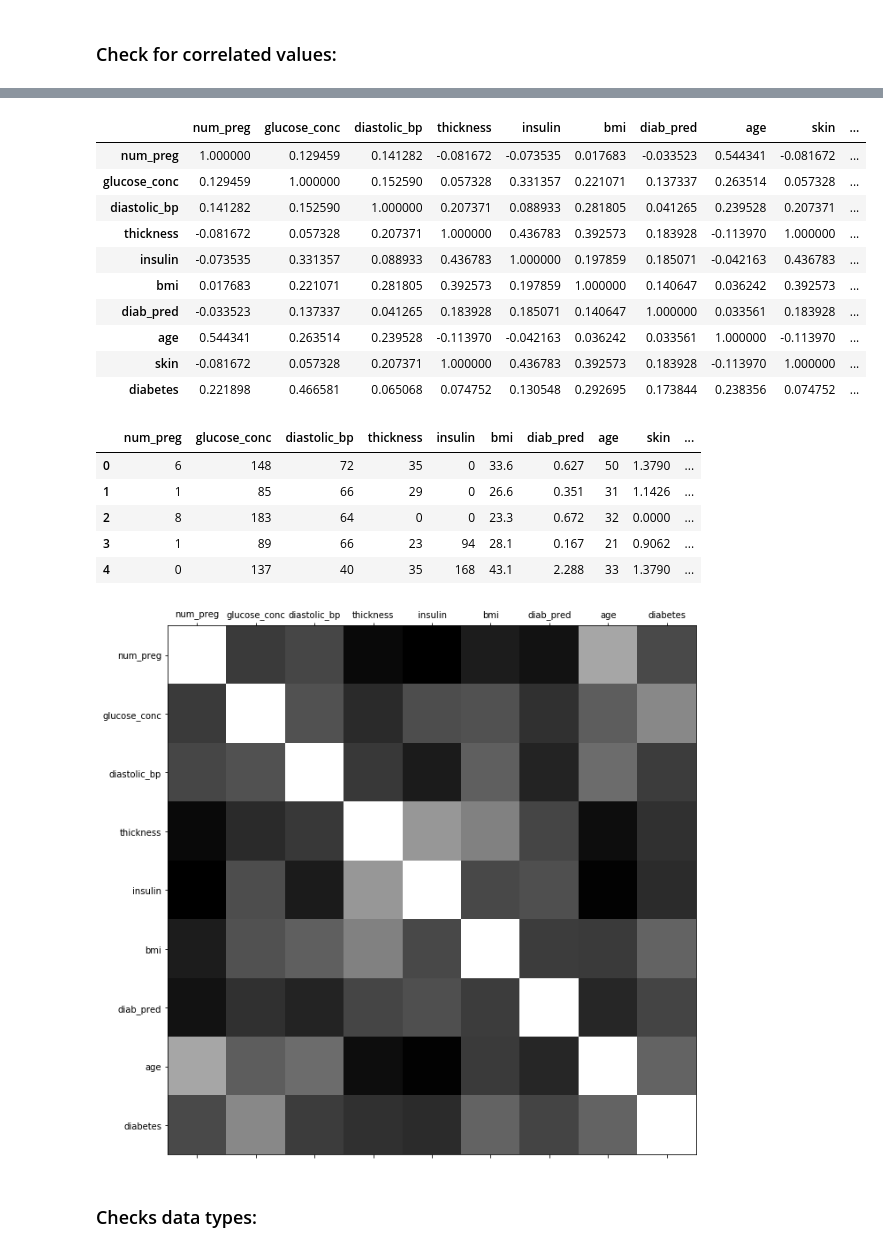
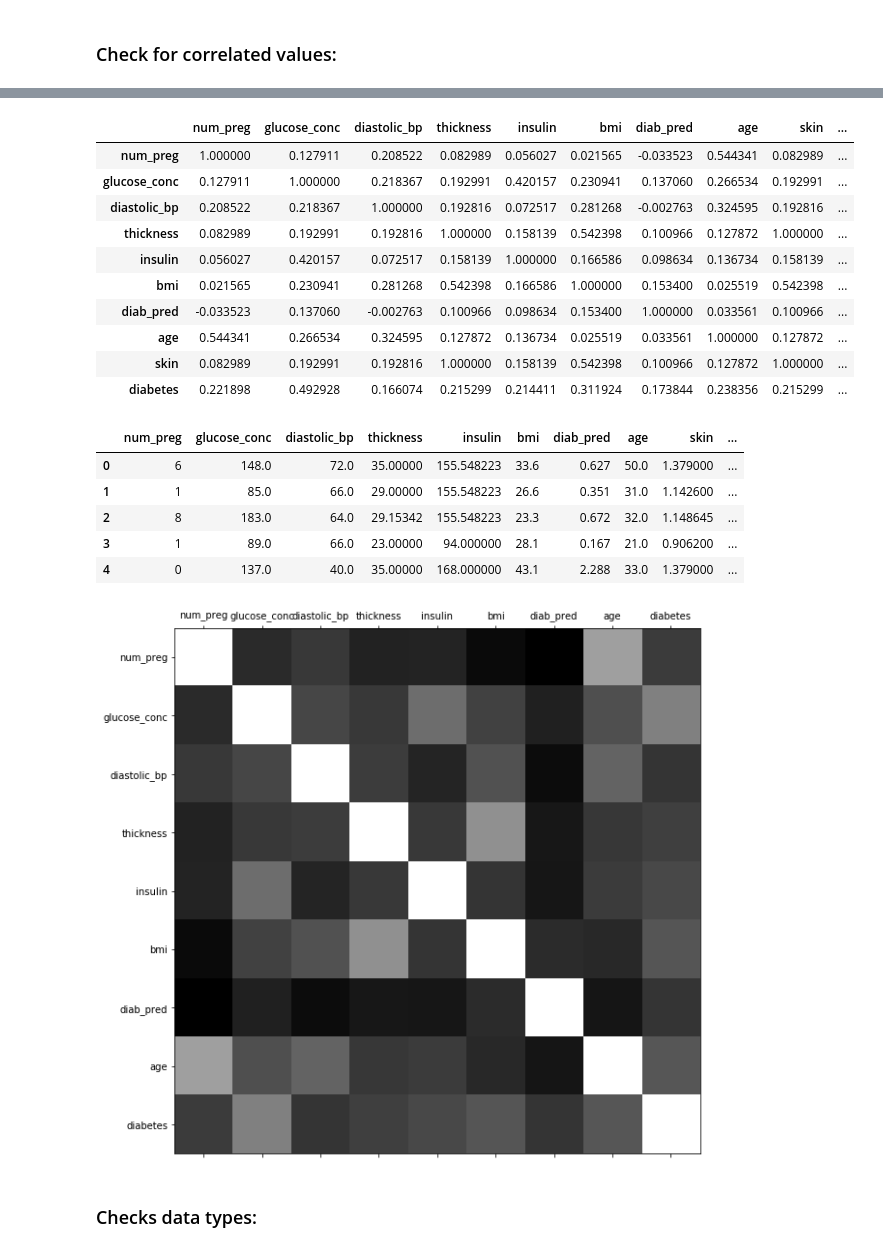
Before and after one commit to powsianik/MachineLearningExercises, a Jupyter notebook: FromCourseByKurata/Pima-prediction.ipynb, the cells around one changed output, grey strips where cells are left out. Saved outputs shown, nothing was run; the diff lists cells and outputs as text; code cells hidden in the pictures.

```diff
--- a/FromCourseByKurata/Pima-prediction.ipynb
+++ b/FromCourseByKurata/Pima-prediction.ipynb
@@ -36,0 +33,19 @@ False
+# %%
+from sklearn.preprocessing import Imputer
+
+print(dframe.isnull().values.any())
+
+print("# rows in dataframe: {0}".format(len(dframe)))
+print("# rows with zero -glucose_conc-: {0}".format(len(dframe.loc[dframe['glucose_conc'] == 0])))
+print("# rows with zero -diastolic_bp-: {0}".format(len(dframe.loc[dframe['diastolic_bp'] == 0])))
+print("# rows with zero -thickness-: {0}".format(len(dframe.loc[dframe['thickness'] == 0])))
+print("# rows with zero -insulin-: {0}".format(len(dframe.loc[dframe['insulin'] == 0])))
+print("# rows with zero -bmi-: {0}".format(len(dframe.loc[dframe['bmi'] == 0])))
+print("# rows with zero -diab_pred-: {0}".format(len(dframe.loc[dframe['diab_pred'] == 0])))
+print("# rows with zero -age-: {0}".format(len(dframe.loc[dframe['age'] == 0])))
+print("# rows with zero -num_preg-: {0}".format(len(dframe.loc[dframe['num_preg'] == 0])))
+
+dframe_numpreg = dframe.num_preg
+dframe_diabetes = dframe.diabetes
+del dframe['num_preg']
+del dframe['diabetes']
@@ -37,3 +63,12 @@ False
+# %%
+
+when_zero_filler = Imputer(missing_values=0, strategy='mean', axis=0) #axis=0 mean column
+imputed_dframe = pd.DataFrame(when_zero_filler.fit_transform(dframe))
+imputed_dframe.columns = dframe.columns
+imputed_dframe.index = dframe.index
+
+imputed_dframe.insert(0, 'num_preg', dframe_numpreg)
+imputed_dframe.insert(9, 'diabetes', dframe_diabetes)
 # %% [markdown]
 ### Check for correlated values:
 # %%
@@ -56,24 +91,24 @@ visualise_correlations(dframe)
 # %%
-dframe.corr()
+imputed_dframe.corr()
 # %% [output]
 |  | num_preg | glucose_conc | diastolic_bp | thickness | insulin | bmi | diab_pred | age | skin | ... |
-| num_preg | 1.000000 | 0.129459 | 0.141282 | -0.081672 | -0.073535 | 0.017683 | -0.033523 | 0.544341 | -0.081672 | ... |
-| glucose_conc | 0.129459 | 1.000000 | 0.152590 | 0.057328 | 0.331357 | 0.221071 | 0.137337 | 0.263514 | 0.057328 | ... |
-| diastolic_bp | 0.141282 | 0.152590 | 1.000000 | 0.207371 | 0.088933 | 0.281805 | 0.041265 | 0.239528 | 0.207371 | ... |
-| thickness | -0.081672 | 0.057328 | 0.207371 | 1.000000 | 0.436783 | 0.392573 | 0.183928 | -0.113970 | 1.000000 | ... |
-| insulin | -0.073535 | 0.331357 | 0.088933 | 0.436783 | 1.000000 | 0.197859 | 0.185071 | -0.042163 | 0.436783 | ... |
-| bmi | 0.017683 | 0.221071 | 0.281805 | 0.392573 | 0.197859 | 1.000000 | 0.140647 | 0.036242 | 0.392573 | ... |
-| diab_pred | -0.033523 | 0.137337 | 0.041265 | 0.183928 | 0.185071 | 0.140647 | 1.000000 | 0.033561 | 0.183928 | ... |
-| age | 0.544341 | 0.263514 | 0.239528 | -0.113970 | -0.042163 | 0.036242 | 0.033561 | 1.000000 | -0.113970 | ... |
-| skin | -0.081672 | 0.057328 | 0.207371 | 1.000000 | 0.436783 | 0.392573 | 0.183928 | -0.113970 | 1.000000 | ... |
-| diabetes | 0.221898 | 0.466581 | 0.065068 | 0.074752 | 0.130548 | 0.292695 | 0.173844 | 0.238356 | 0.074752 | ... |
+| num_preg | 1.000000 | 0.127911 | 0.208522 | 0.082989 | 0.056027 | 0.021565 | -0.033523 | 0.544341 | 0.082989 | ... |
+| glucose_conc | 0.127911 | 1.000000 | 0.218367 | 0.192991 | 0.420157 | 0.230941 | 0.137060 | 0.266534 | 0.192991 | ... |
+| diastolic_bp | 0.208522 | 0.218367 | 1.000000 | 0.192816 | 0.072517 | 0.281268 | -0.002763 | 0.324595 | 0.192816 | ... |
+| thickness | 0.082989 | 0.192991 | 0.192816 | 1.000000 | 0.158139 | 0.542398 | 0.100966 | 0.127872 | 1.000000 | ... |
+| insulin | 0.056027 | 0.420157 | 0.072517 | 0.158139 | 1.000000 | 0.166586 | 0.098634 | 0.136734 | 0.158139 | ... |
+| bmi | 0.021565 | 0.230941 | 0.281268 | 0.542398 | 0.166586 | 1.000000 | 0.153400 | 0.025519 | 0.542398 | ... |
+| diab_pred | -0.033523 | 0.137060 | -0.002763 | 0.100966 | 0.098634 | 0.153400 | 1.000000 | 0.033561 | 0.100966 | ... |
+| age | 0.544341 | 0.266534 | 0.324595 | 0.127872 | 0.136734 | 0.025519 | 0.033561 | 1.000000 | 0.127872 | ... |
+| skin | 0.082989 | 0.192991 | 0.192816 | 1.000000 | 0.158139 | 0.542398 | 0.100966 | 0.127872 | 1.000000 | ... |
+| diabetes | 0.221898 | 0.492928 | 0.166074 | 0.215299 | 0.214411 | 0.311924 | 0.173844 | 0.238356 | 0.215299 | ... |
 # %%
-dframe.head()
+imputed_dframe.head()
 # %% [output]
 |  | num_preg | glucose_conc | diastolic_bp | thickness | insulin | bmi | diab_pred | age | skin | ... |
-| 0 | 6 | 148 | 72 | 35 | 0 | 33.6 | 0.627 | 50 | 1.3790 | ... |
-| 1 | 1 | 85 | 66 | 29 | 0 | 26.6 | 0.351 | 31 | 1.1426 | ... |
-| 2 | 8 | 183 | 64 | 0 | 0 | 23.3 | 0.672 | 32 | 0.0000 | ... |
-| 3 | 1 | 89 | 66 | 23 | 94 | 28.1 | 0.167 | 21 | 0.9062 | ... |
-| 4 | 0 | 137 | 40 | 35 | 168 | 43.1 | 2.288 | 33 | 1.3790 | ... |
+| 0 | 6 | 148.0 | 72.0 | 35.00000 | 155.548223 | 33.6 | 0.627 | 50.0 | 1.379000 | ... |
+| 1 | 1 | 85.0 | 66.0 | 29.00000 | 155.548223 | 26.6 | 0.351 | 31.0 | 1.142600 | ... |
+| 2 | 8 | 183.0 | 64.0 | 29.15342 | 155.548223 | 23.3 | 0.672 | 32.0 | 1.148645 | ... |
+| 3 | 1 | 89.0 | 66.0 | 23.00000 | 94.000000 | 28.1 | 0.167 | 21.0 | 0.906200 | ... |
+| 4 | 0 | 137.0 | 40.0 | 35.00000 | 168.000000 | 43.1 | 2.288 | 33.0 | 1.379000 | ... |
 # %%
@@ -81,7 +116,7 @@ del dframe['skin']
 # %%
-visualise_correlations(dframe)
+visualise_correlations(imputed_dframe)
 # %% [output]
-[figure, old version]
+[figure, new version]
 # %% [markdown]
 ### Checks data types:
 # %%
```
Also changed, not shown: parts of 57 cells of this notebook.
